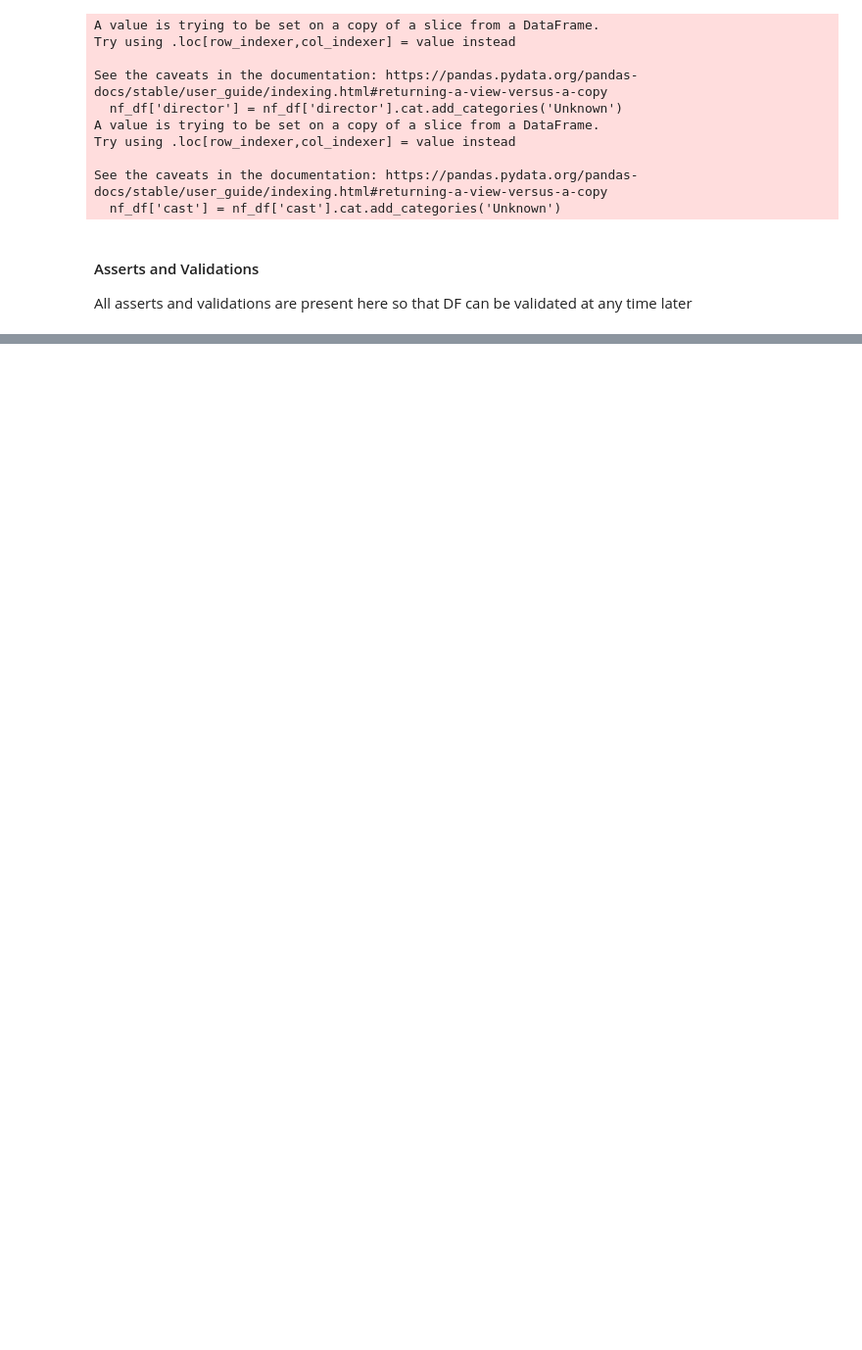
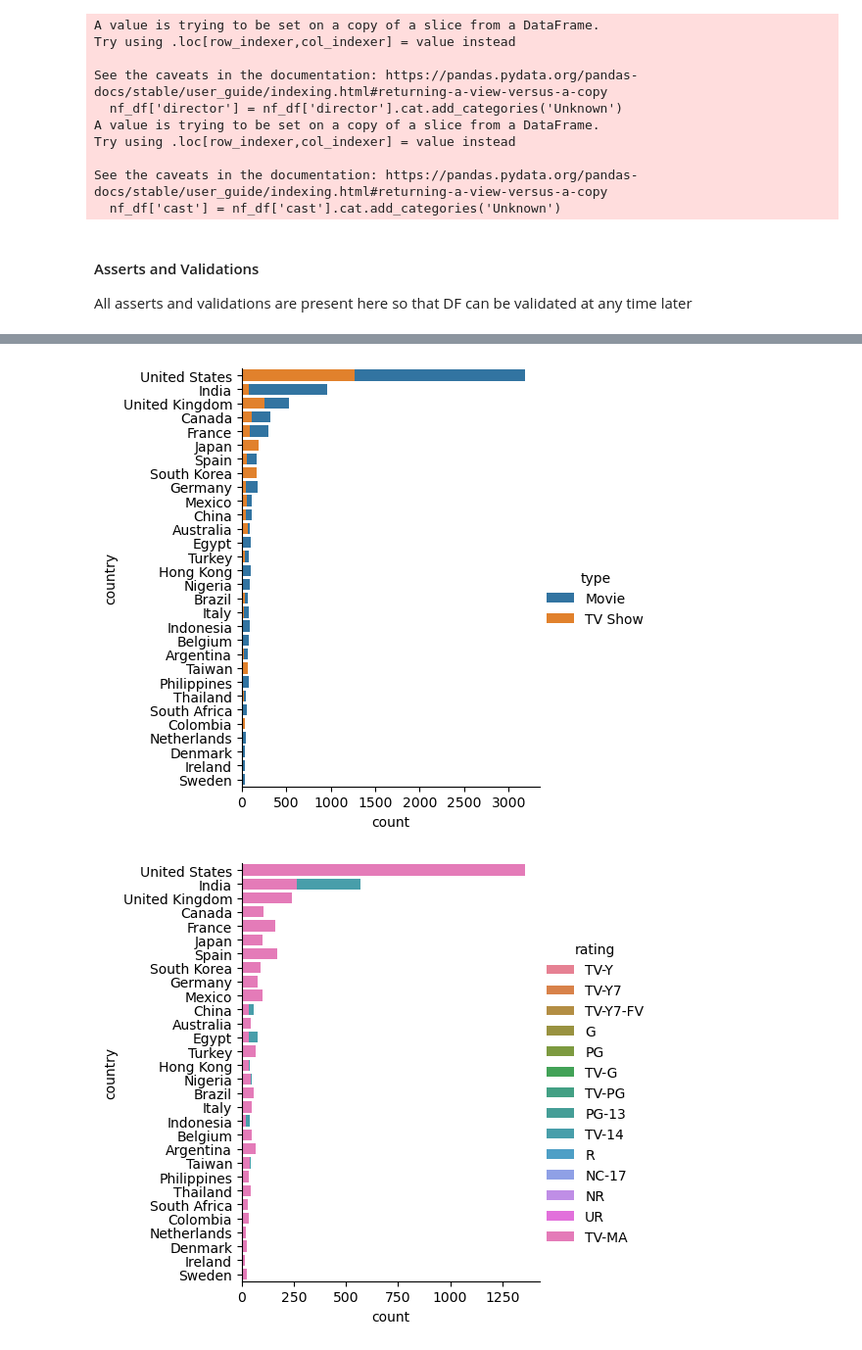
Before and after one commit to jyothisable/netflix, a Jupyter notebook: EDA.ipynb, the cells around one changed output, grey strips where cells are left out. Shown: that part at 98% size. Saved outputs shown, nothing was run; the diff lists cells and outputs as text; code cells hidden in the pictures; blank space fills up the shorter version.

```diff
--- a/EDA.ipynb
+++ b/EDA.ipynb
@@ -475,0 +573,30 @@ plot_top_cat(nf_df,'delay_in_release')
+# %%
+def plot_2cat_counts(df, category1, category2, top_n=30):
+    '''
+    function to count plot 2 categorical variables after removing duplicates
+    '''
+    # Filter DataFrame to include only unique combinations of 'show_id', category1, and 'country'
+    df = df[[category1, category2, 'show_id']].drop_duplicates()
+
+    # Count occurrences of each country and select the top n
+    df_count = df[category1].value_counts(normalize = True).head(top_n) # default sorted by descending order count
+
+    # Filter the DataFrame to include only the top n countries
+    df = df[df[category1].isin(df_count.index)]
+
+    # Plot the counts using Seaborn's catplot
+    sns.catplot(data=df,
+                y=category1,
+                kind='count',
+                hue=category2,
+                order=df_count.index,
+                dodge=False)
+
+    # Show the plot
+    plt.show()
+
+plot_2cat_counts(nf_df,'country','type')
+plot_2cat_counts(nf_df,'country','rating')
+# %% [output]
+[figure, added]
+[figure, added]
```
Also changed, not shown: parts of 21 cells of this notebook.
